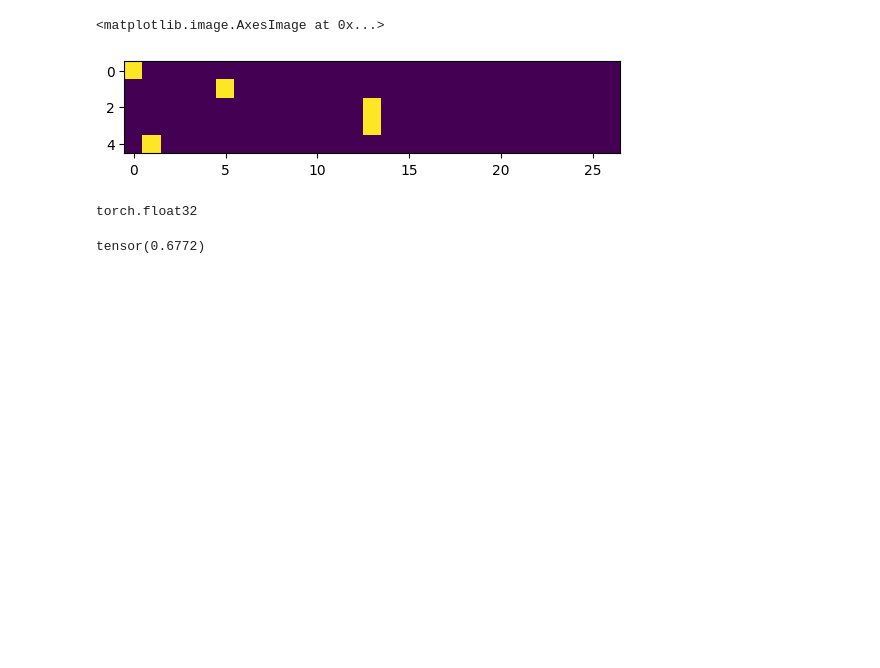
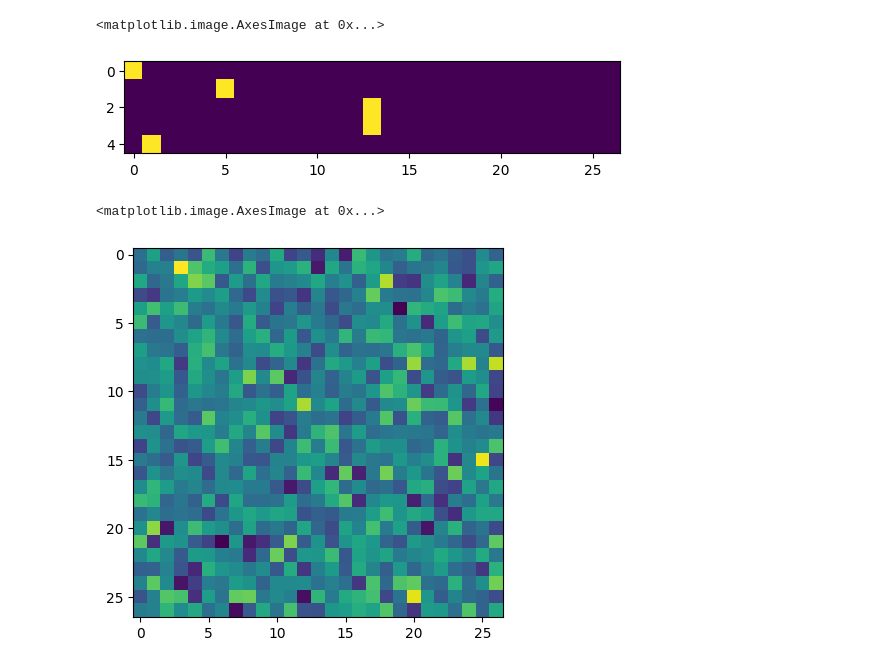
Before and after one commit to Shreeshinator/MyMakeMore, a Jupyter notebook: makemore.ipynb, the cells around one changed output. Drawn from its saved outputs; the diff is of its cells as text; code cells hidden in the pictures; blank space fills up the shorter version.

```diff
--- a/makemore.ipynb
+++ b/makemore.ipynb
@@ -202,12 +202,9 @@ plt.imshow(xenc)
 # %% [output]
 <matplotlib.image.AxesImage at 0x...>
 [figure]
-# %%
-xenc.dtype
-# %% [output]
-torch.float32
 # %%
 W = torch.randn((27, 27))
-(xenc @ W)[3, 13]
+plt.imshow(W)
 # %% [output]
-tensor(0.6772)
+<matplotlib.image.AxesImage at 0x...>
+[figure, added]
```
Also changed, not shown: parts of 3 cells of this notebook, 2 other files.
